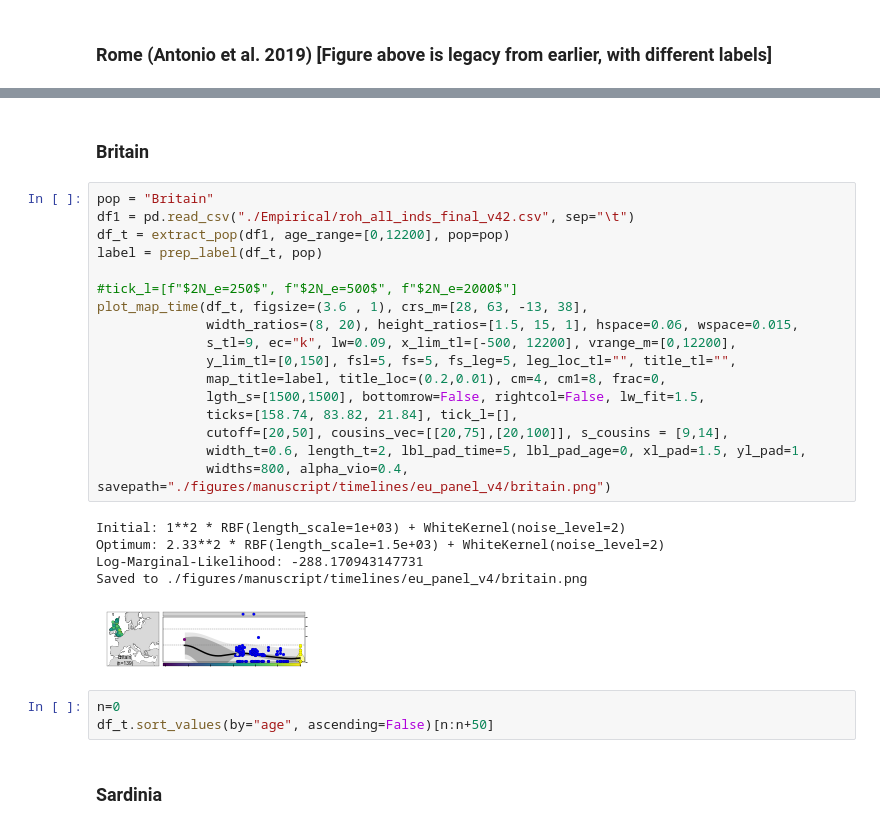
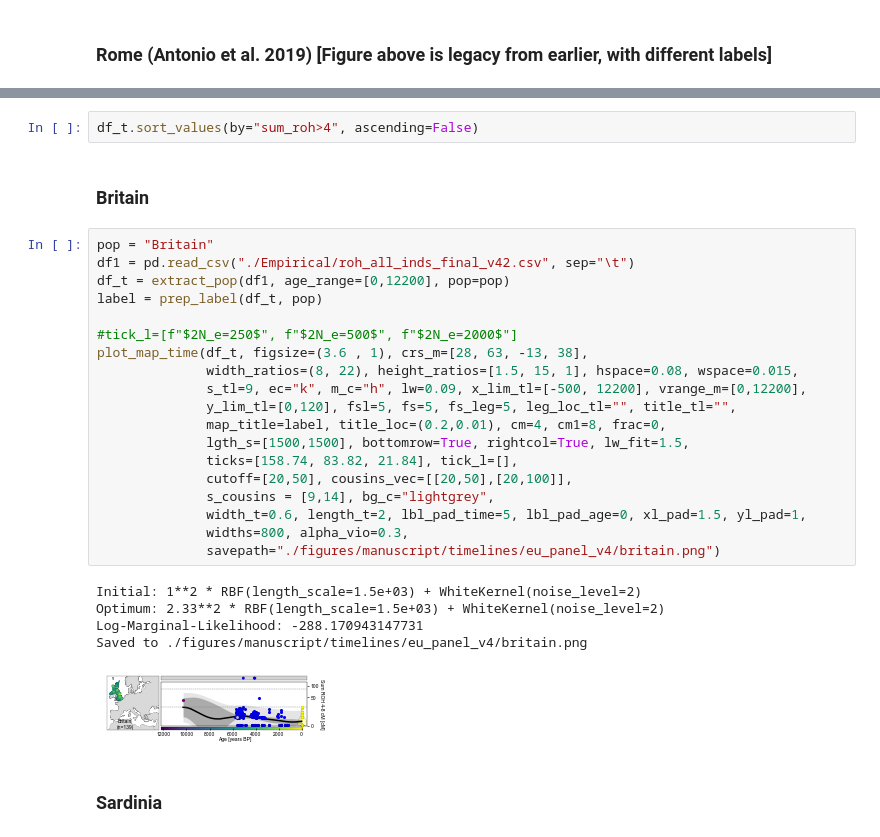
Before and after one commit to hringbauer/hapROH, a Jupyter notebook: Notebooks/Figures/plot_timelinesROH.ipynb, the cells around one changed output, grey strips where cells are left out. Cells and saved outputs as stored; diff of their text form.

Commit message:
Updates Timeline Plots HAPSBURG

```diff
--- a/Notebooks/Figures/plot_timelinesROH.ipynb
+++ b/Notebooks/Figures/plot_timelinesROH.ipynb
@@ -589,31 +588,32 @@ Saved to ./figures/manuscript/timelines/eu_panel_v4/rome.png
+# %%
+df_t.sort_values(by="sum_roh>4", ascending=False)
 # %% [markdown]
 ### Britain
 # %%
 pop = "Britain"
 df1 = pd.read_csv("./Empirical/roh_all_inds_final_v42.csv", sep="\t")
 df_t = extract_pop(df1, age_range=[0,12200], pop=pop)
 label = prep_label(df_t, pop)
 
 #tick_l=[f"$2N_e=250$", f"$2N_e=500$", f"$2N_e=2000$"]
 plot_map_time(df_t, figsize=(3.6 , 1), crs_m=[28, 63, -13, 38],
-              width_ratios=(8, 20), height_ratios=[1.5, 15, 1], hspace=0.06, wspace=0.015,
-              s_tl=9, ec="k", lw=0.09, x_lim_tl=[-500, 12200], vrange_m=[0,12200],
-              y_lim_tl=[0,150], fsl=5, fs=5, fs_leg=5, leg_loc_tl="", title_tl="",
+              width_ratios=(8, 22), height_ratios=[1.5, 15, 1], hspace=0.08, wspace=0.015,
+              s_tl=9, ec="k", m_c="h", lw=0.09, x_lim_tl=[-500, 12200], vrange_m=[0,12200],
+              y_lim_tl=[0,120], fsl=5, fs=5, fs_leg=5, leg_loc_tl="", title_tl="",
               map_title=label, title_loc=(0.2,0.01), cm=4, cm1=8, frac=0,
-              lgth_s=[1500,1500], bottomrow=False, rightcol=False, lw_fit=1.5,
+              lgth_s=[1500,1500], bottomrow=True, rightcol=True, lw_fit=1.5,
               ticks=[158.74, 83.82, 21.84], tick_l=[],
-              cutoff=[20,50], cousins_vec=[[20,75],[20,100]], s_cousins = [9,14],
+              cutoff=[20,50], cousins_vec=[[20,50],[20,100]],
+              s_cousins = [9,14], bg_c="lightgrey",
               width_t=0.6, length_t=2, lbl_pad_time=5, lbl_pad_age=0, xl_pad=1.5, yl_pad=1,
-              widths=800, alpha_vio=0.4, savepath="./figures/manuscript/timelines/eu_panel_v4/britain.png")
+              widths=800, alpha_vio=0.3,
+              savepath="./figures/manuscript/timelines/eu_panel_v4/britain.png")
 # %% [output]
-Initial: 1**2 * RBF(length_scale=1e+03) + WhiteKernel(noise_level=2)
+Initial: 1**2 * RBF(length_scale=1.5e+03) + WhiteKernel(noise_level=2)
 Optimum: 2.33**2 * RBF(length_scale=1.5e+03) + WhiteKernel(noise_level=2)
 Log-Marginal-Likelihood: -288.170943147731
 Saved to ./figures/manuscript/timelines/eu_panel_v4/britain.png
-[figure, old version]
+[figure, new version]
-# %%
-n=0
-df_t.sort_values(by="age", ascending=False)[n:n+50]
 # %% [markdown]
 ### Sardinia
 # %%
```
Also changed, not shown: parts of 14 cells of this notebook, 3 other files.
